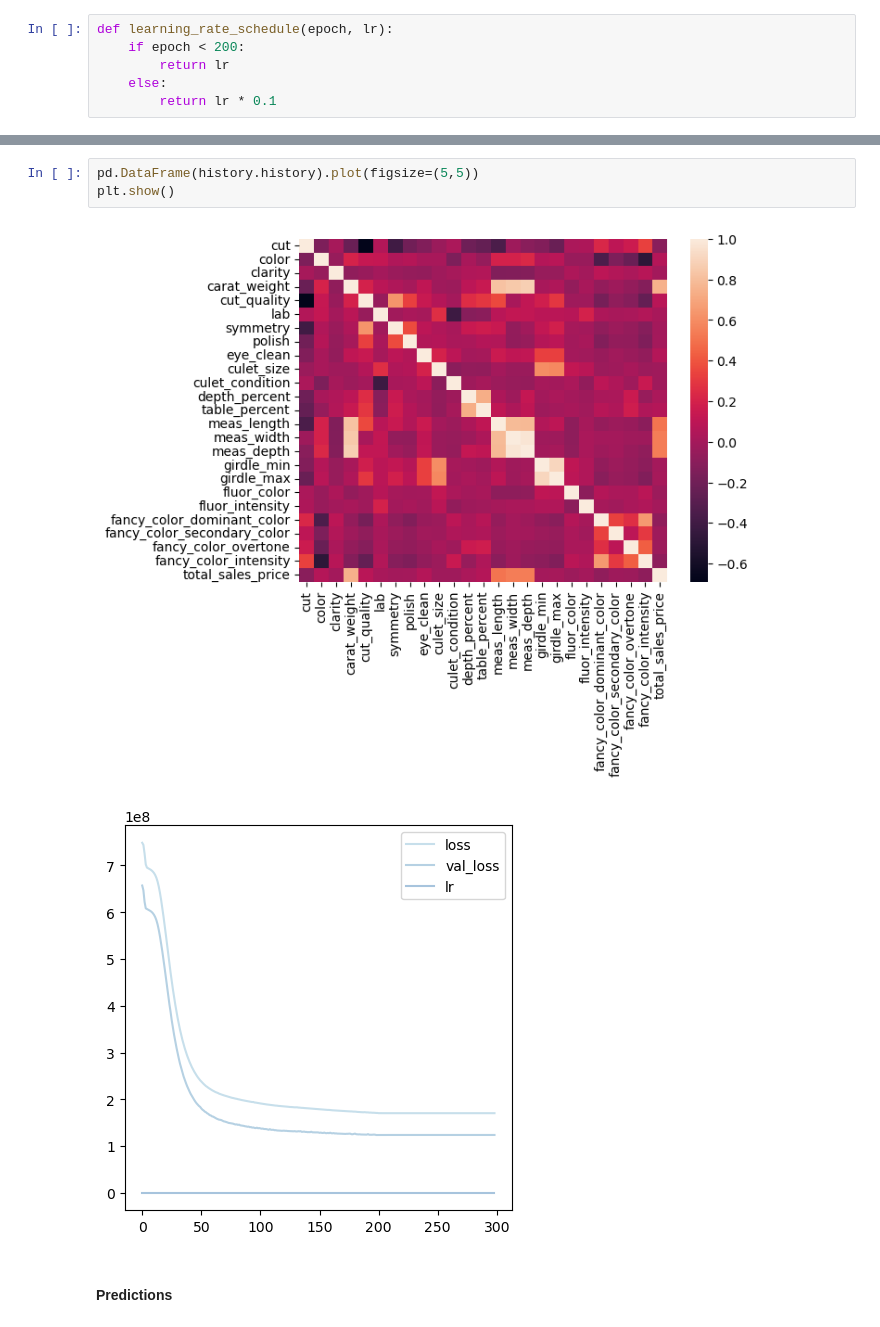
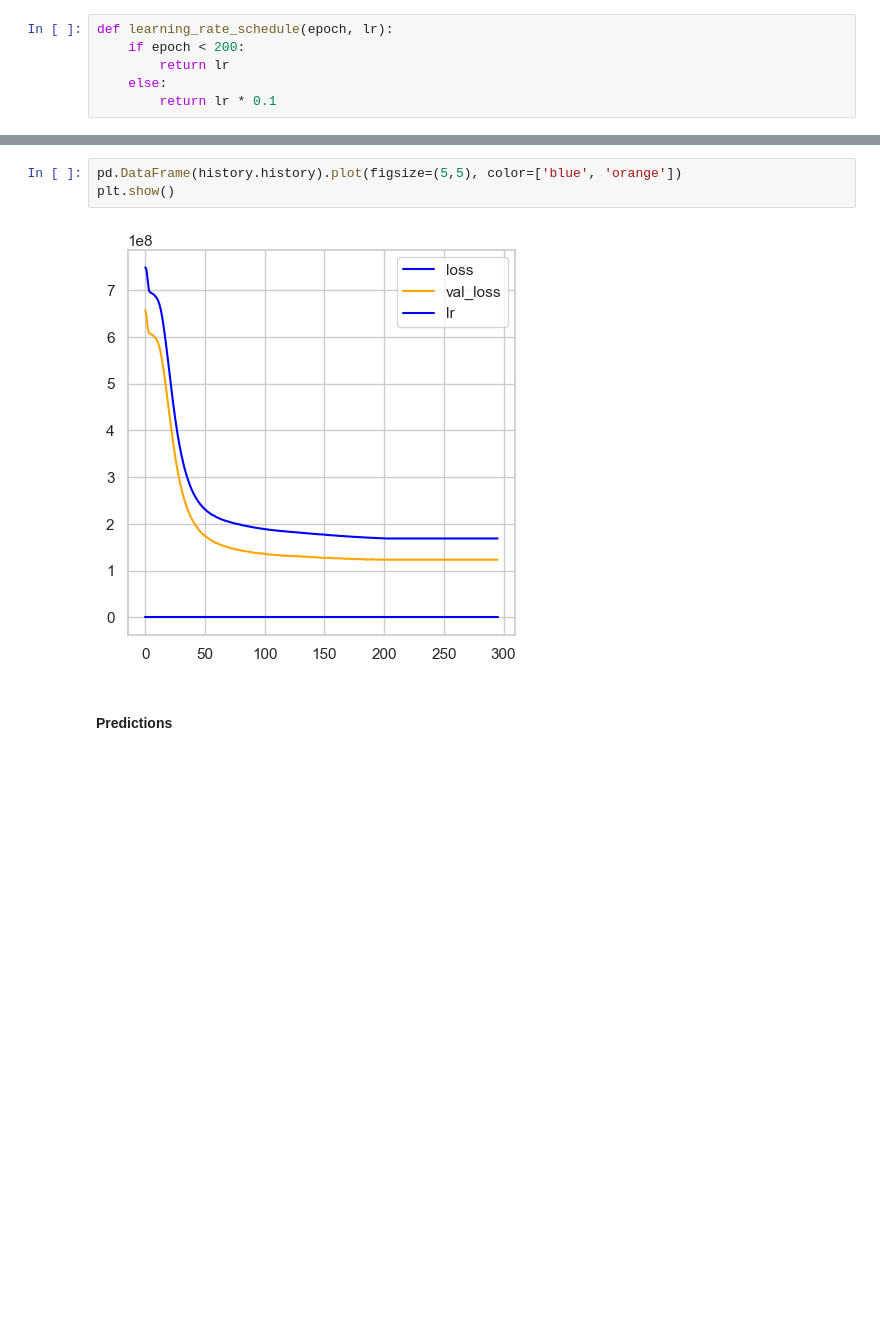
Before and after one commit to sarahishamsaied/diamonds-prices-EDA, a Jupyter notebook: EDA & Predictions on diamonds prices.ipynb, the cells around one changed output, grey strips where cells are left out. Drawn from its saved outputs; the diff is of its cells as text; blank space fills up the shorter version.

Commit message:
changed curves colors

```diff
--- a/EDA & Predictions on diamonds prices.ipynb
+++ b/EDA & Predictions on diamonds prices.ipynb
@@ -681,9 +681,8 @@ Epoch 171/700
 # %%
-pd.DataFrame(history.history).plot(figsize=(5,5))
+pd.DataFrame(history.history).plot(figsize=(5,5), color=['blue', 'orange'])
 plt.show()
 # %% [output]
-[figure, old version]
+[figure, new version]
-[figure, removed]
 # %% [markdown]
 #### Predictions
 # %%
```
Also changed, not shown: parts of 59 cells of this notebook.
